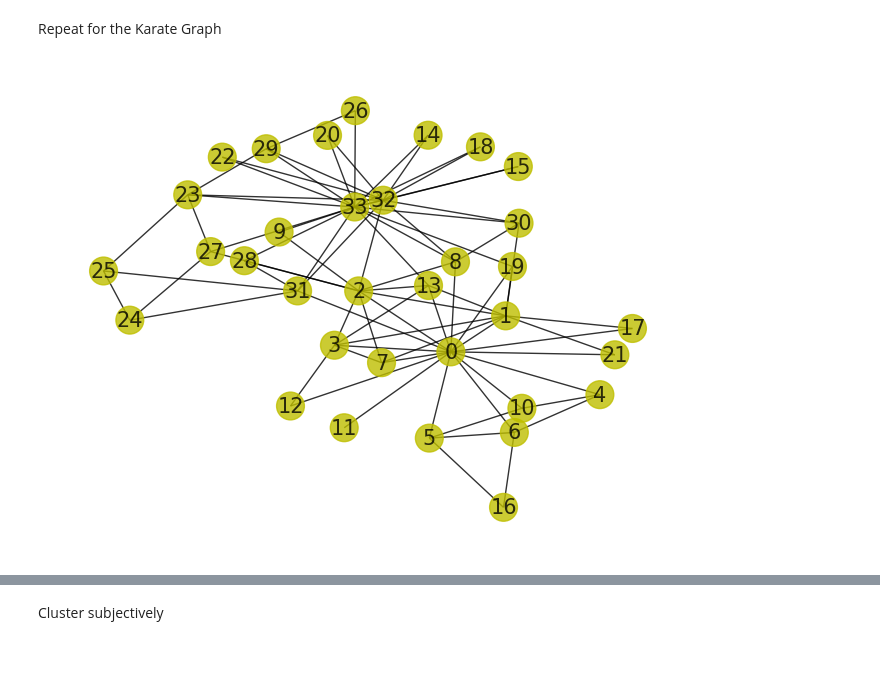
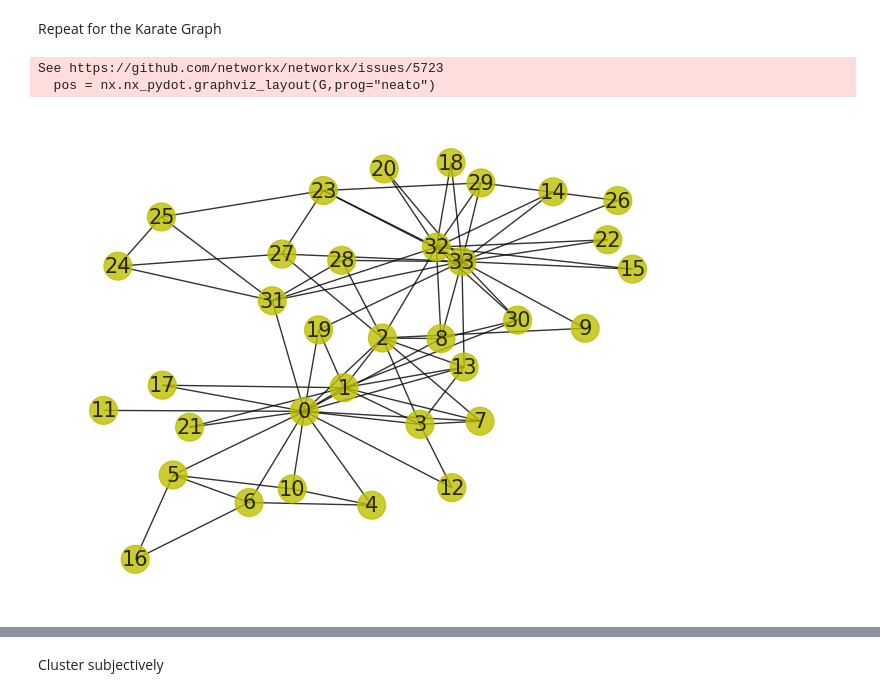
Before and after one commit to MichaelAGoodrich/GraphDataScience_withSNAP, a Jupyter notebook: SpectralGraphCut with Normalized Laplacian.ipynb, the cells around one changed output, grey strips where cells are left out. Drawn from its saved outputs; the diff is of its cells as text; code cells hidden in the pictures; blank space fills up the shorter version.

```diff
--- a/SpectralGraphCut with Normalized Laplacian.ipynb
+++ b/SpectralGraphCut with Normalized Laplacian.ipynb
@@ -85,12 +88,15 @@ Repeat for the Karate Graph
 # %%
 G = nx.karate_club_graph()
 colormap = ['y' for nodes in list(G.nodes())]
-pos = nx.nx_agraph.graphviz_layout(G,prog='neato')
+#pos = nx.nx_agraph.graphviz_layout(G,prog='neato')
+pos = nx.nx_pydot.graphviz_layout(G,prog="neato")
 plt.figure(1)
 plt.clf()
 nx.draw(G,pos,with_labels = True,node_color = colormap, node_size = 400,font_size = 15, alpha=0.8)
 # %% [output]
+See https://github.com/networkx/networkx/issues/5723
+  pos = nx.nx_pydot.graphviz_layout(G,prog="neato")
-[figure, old version]
+[figure, new version]
 # %%
 normalized_Laplacian = LA.normalized_laplacian_matrix(G).toarray()
 import numpy as np
```
Also changed, not shown: parts of 19 cells of this notebook, 1 other file.
